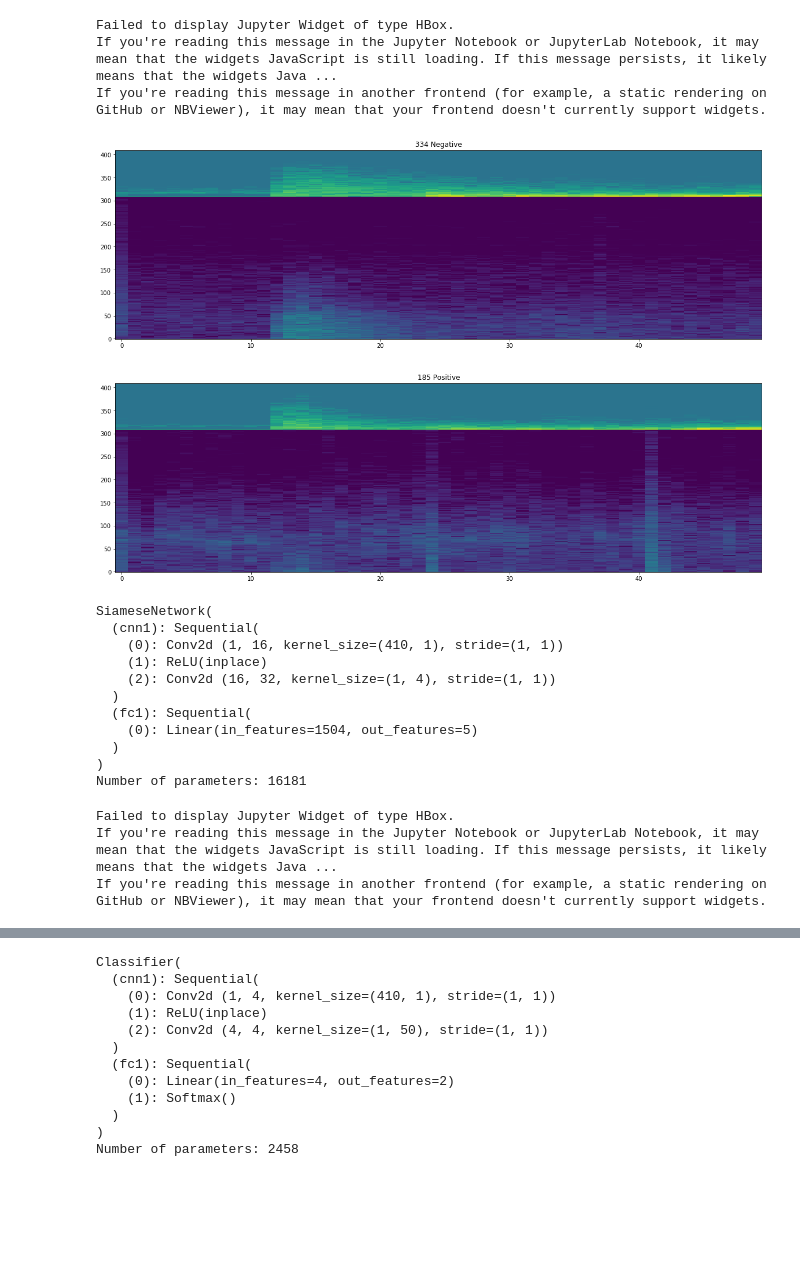
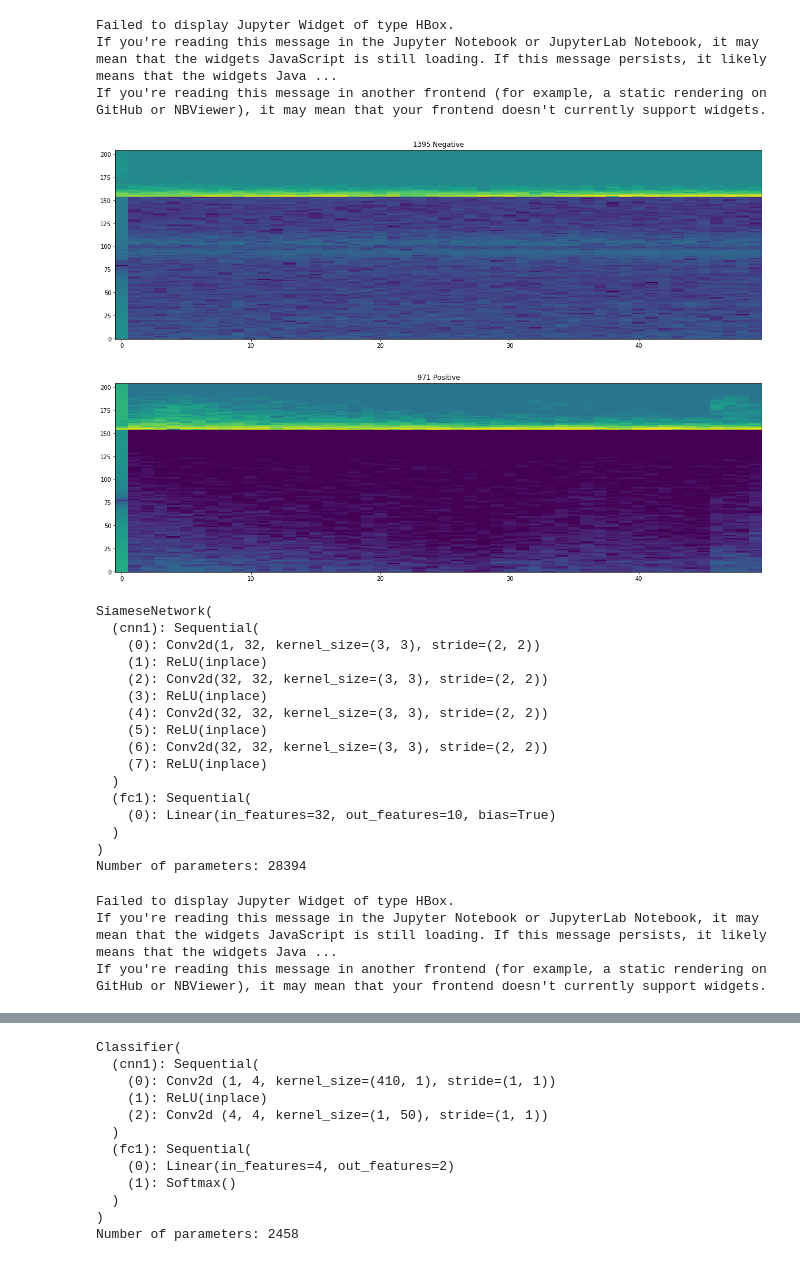
Before and after one commit to interactiveaudiolab/earthquakes, a Jupyter notebook: siamese_network.ipynb, the cells around one changed output, grey strips where cells are left out. Drawn from its saved outputs; the diff is of its cells as text; code cells hidden in the pictures; blank space fills up the shorter version.

```diff
--- a/siamese_network.ipynb
+++ b/siamese_network.ipynb
@@ -71,0 +31,11 @@ If you're reading this message in another frontend (for example, a static render
+# %%
+folders = [
+ 'SAC_20041226_2_XF_prem',
+ 'SAC_20021102_XF_prem',
+ 'SAC_20030925_XF_prem',
+ 'SAC_20100227_Chile_prem',
+ 'SAC_20030927_XF_prem',
+ 'SAC_20041226_XF_prem',
+ 'SAC_20050724_XF_prem',
+ 'SAC_20050328_XF_prem',
+]
@@ -94,7 +148,7 @@ def butter_bandpass(lowcut, highcut, fs, order=5):
 #TODO: Whiten across all station data
 #TODO: Data augmentation by adding high pass from one station to a low pass of another
 
-def extract_features(data, sr=100.0):
+def extract_features(data, sr=40.0):
     raw_data = data/np.max(np.abs(data))
     b, a = butter_highpass(5.0, sr, 2)
     high_pass = lfilter(b, a, raw_data)
@@ -112,8 +166,8 @@ def extract_features(data, sr=100.0):
     return np.vstack([band_spectrogram, low_spectrogram])[:, :50]
 
 def extract_spectrogram(data, low_cutoff, high_cutoff, sr=40):
-    spectrogram = librosa.amplitude_to_db(np.abs(librosa.stft(data, n_fft=2048, hop_length=2048)), ref=0.0)
-    fft_frequencies = librosa.fft_frequencies(sr=sr, n_fft=2048)
+    spectrogram = librosa.amplitude_to_db(np.abs(librosa.stft(data, n_fft=1024, hop_length=512)), ref=0.0)
+    fft_frequencies = librosa.fft_frequencies(sr=sr, n_fft=1024)
     low = (np.abs(fft_frequencies - low_cutoff)).argmin()
     high = (np.abs(fft_frequencies - high_cutoff)).argmin()
     #mel_filters = librosa.filters.mel(100, 2048, n_mels=300)
@@ -138,13 +184,13 @@ len(positive_earthquakes), len(negative_earthquakes)
 # %%
 import h5py
-shape = (1,) + extract_features(positive_earthquakes[0][0, :]).shape
+shape = (1,) + extract_features(positive_earthquakes[0]).shape
 
 dataset = h5py.File('earthquakes.h5', 'w')
 dataset.create_group('training')
 dataset.create_group('testing')
 
 split = 'training'
-amount_for_testing = 50
+amount_for_testing = positive_cutoff
 
 dataset[split].create_dataset('data',
                                    shape=shape,
@@ -155,14 +201,14 @@ dataset[split].create_dataset('label',
 
 for i in tnrange(positive_cutoff):
     current_size = dataset[split]['data'].shape[0]
-    dataset[split]['data'][current_size - 1] = extract_features(positive_earthquakes[i][0, :])
+    dataset[split]['data'][current_size - 1] = extract_features(positive_earthquakes[i])
     dataset[split]['label'][current_size - 1] = 1
     dataset[split]['data'].resize(current_size + 1, axis = 0)
     dataset[split]['label'].resize(current_size + 1, axis = 0)
 
 for i in tnrange(negative_cutoff):
     current_size = dataset[split]['data'].shape[0]
-    dataset[split]['data'][current_size - 1] = extract_features(negative_earthquakes[i][0, :])
+    dataset[split]['data'][current_size - 1] = extract_features(negative_earthquakes[i])
     dataset[split]['label'][current_size - 1] = 0
     if i < (len(negative_earthquakes) - 5) - 1:
         dataset[split]['data'].resize(current_size + 1, axis = 0)
@@ -178,14 +224,14 @@ dataset[split].create_dataset('label',
                                    maxshape=(None, None))
 for i in tnrange(positive_cutoff, len(positive_earthquakes)):
     current_size = dataset[split]['data'].shape[0]
-    dataset[split]['data'][current_size - 1] = extract_features(positive_earthquakes[i][0, :])
+    dataset[split]['data'][current_size - 1] = extract_features(positive_earthquakes[i])
     dataset[split]['label'][current_size - 1] = 1
     dataset[split]['data'].resize(current_size + 1, axis = 0)
     dataset[split]['label'].resize(current_size + 1, axis = 0)
 
 for i in tnrange(negative_cutoff, len(negative_earthquakes)):
     current_size = dataset[split]['data'].shape[0]
-    dataset[split]['data'][current_size - 1] = extract_features(negative_earthquakes[i][0, :])
+    dataset[split]['data'][current_size - 1] = extract_features(negative_earthquakes[i])
     dataset[split]['label'][current_size - 1] = 0
     if i < len(negative_earthquakes) - 1:
         dataset[split]['data'].resize(current_size + 1, axis = 0)
@@ -206,26 +252,25 @@ If you're reading this message in another frontend (for example, a static render
 # %%
 def show_datapoint(i, split):
     mean = np.mean(dataset['training']['data'])
     std = np.std(dataset['training']['data'])
     labels = ['Negative', 'Positive']
     plt.figure(figsize=(20, 6))
-    #plt.imshow(dataset[split]['data'][i].T, origin='lower', aspect='auto', cmap='Greys')
+    plt.imshow(dataset[split]['data'][i].T, origin='lower', aspect='auto', cmap='Greys')
     data = dataset[split]['data'][i] - mean
     data /= std
     plt.imshow(data, origin='lower', aspect='auto')
     plt.title(str(i) + ' ' + labels[int(dataset[split]['label'][i][0])])
     plt.show()
 
 show_datapoint(random.choice(range(dataset['training']['data'].shape[0])), 'training')
 show_datapoint(random.choice(range(dataset['training']['data'].shape[0])), 'training')
 # %% [output]
-[figure, old version]
+[figure, new version]
-[figure, old version]
+[figure, new version]
 # %%
 dataset = h5py.File('earthquakes.h5', 'r')
 # %%
 from torch import nn
-import torch
 from torch.autograd import Variable
 import torch.nn.functional as F
 
@@ -266,17 +311,23 @@ class SiameseNetwork(nn.Module):
     def __init__(self):
         super(SiameseNetwork, self).__init__()
         self.cnn1 = nn.Sequential(
-            nn.Conv2d(1, 16, kernel_size=(410, 1)),
+            nn.Conv2d(1, 32, kernel_size=(3, 3), stride=(2,2)),
             nn.ReLU(inplace=True),
-            nn.Conv2d(16, 32, kernel_size=(1, 4)))
+            nn.Conv2d(32, 32, kernel_size=(3, 3), stride=(2,2)),
+            nn.ReLU(inplace=True),
+            nn.Conv2d(32, 32, kernel_size=(3, 3), stride=(2,2)),
+            nn.ReLU(inplace=True),
+            nn.Conv2d(32, 32, kernel_size=(3, 3), stride=(2,2)),
+            nn.ReLU(inplace=True),
+        )
         self.fc1 = nn.Sequential(
-            nn.Linear(32 * 47, 5))
+            nn.Linear(32, 10))
 
     def forward_once(self, input_data):
         num_batch = input_data.size(0)
         input_data = input_data.unsqueeze(1)
         output = self.cnn1(input_data)
-        output = output.view(num_batch, -1)
+        output = F.adaptive_avg_pool2d(output, (1, 1)).squeeze(-1).squeeze(-1)
         embedding = self.fc1(output)
         #embedding = nn.functional.normalize(embedding, p=2, dim=-1)
         return embedding
@@ -289,7 +340,7 @@ class SiameseNetwork(nn.Module):
 class SiameseNetworkGRU(nn.Module):
     def __init__(self):
         super(SiameseNetworkGRU, self).__init__()
-        self.rnn = nn.GRU(input_size=410, num_layers=1, hidden_size=100, dropout=.25, batch_first=True)
+        self.rnn = nn.GRU(input_size=205, num_layers=1, hidden_size=100, dropout=.25, batch_first=True)
         self.linear = nn.Linear(100, 10)
 
     def forward_once(self, input_data):
@@ -299,7 +350,7 @@ class SiameseNetworkGRU(nn.Module):
         hidden = hidden.view(-1, 100)
         embedding = self.linear(output)
         embedding = embedding.view(num_batch, -1)
-        #embedding = nn.functional.normalize(embedding, p=2, dim=-1)
+        embedding = nn.functional.normalize(embedding, p=2, dim=-1)
         return embedding
 
     def forward(self, input_one, input_two):
@@ -323,9 +374,9 @@ def collect_data(dataset, indices):
 net = SiameseNetwork().cuda()
 net.train()
 show_model(net)
-progress_bar = tnrange(1000)
+progress_bar = tnrange(2000)
 loss_function = ContrastiveLoss()
-optimizer = torch.optim.Adam(net.parameters(), lr=1e-4, weight_decay=0.0)
+optimizer = torch.optim.Adam(net.parameters(), lr=1e-4, weight_decay=0.005)
 mean = np.mean(dataset['training']['data'])
 std = np.std(dataset['training']['data'])
 batch_size = 256
@@ -362,15 +413,20 @@ for i in progress_bar:
 # %% [output]
 SiameseNetwork(
   (cnn1): Sequential(
-    (0): Conv2d (1, 16, kernel_size=(410, 1), stride=(1, 1))
+    (0): Conv2d(1, 32, kernel_size=(3, 3), stride=(2, 2))
     (1): ReLU(inplace)
-    (2): Conv2d (16, 32, kernel_size=(1, 4), stride=(1, 1))
+    (2): Conv2d(32, 32, kernel_size=(3, 3), stride=(2, 2))
+    (3): ReLU(inplace)
+    (4): Conv2d(32, 32, kernel_size=(3, 3), stride=(2, 2))
+    (5): ReLU(inplace)
+    (6): Conv2d(32, 32, kernel_size=(3, 3), stride=(2, 2))
+    (7): ReLU(inplace)
   )
   (fc1): Sequential(
-    (0): Linear(in_features=1504, out_features=5)
+    (0): Linear(in_features=32, out_features=10, bias=True)
   )
 )
-Number of parameters: 16181
+Number of parameters: 28394
 Failed to display Jupyter Widget of type HBox.
 If you're reading this message in the Jupyter Notebook or JupyterLab Notebook, it may mean that the widgets JavaScript is still loading. If this message persists, it likely means that the widgets Java ...
 If you're reading this message in another frontend (for example, a static rendering on GitHub or NBViewer), it may mean that your frontend doesn't currently support widgets.
```
Also changed, not shown: parts of 17 cells of this notebook, 1 other file.
